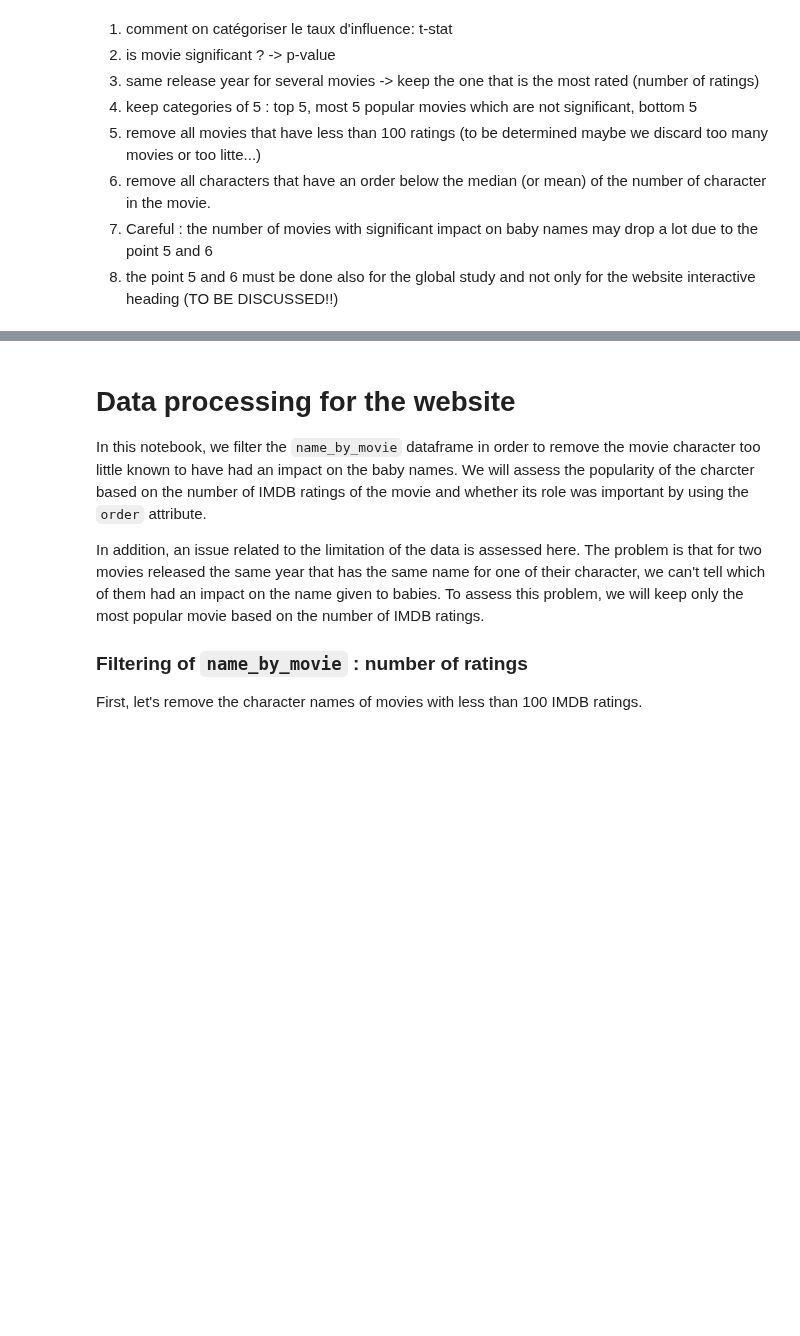
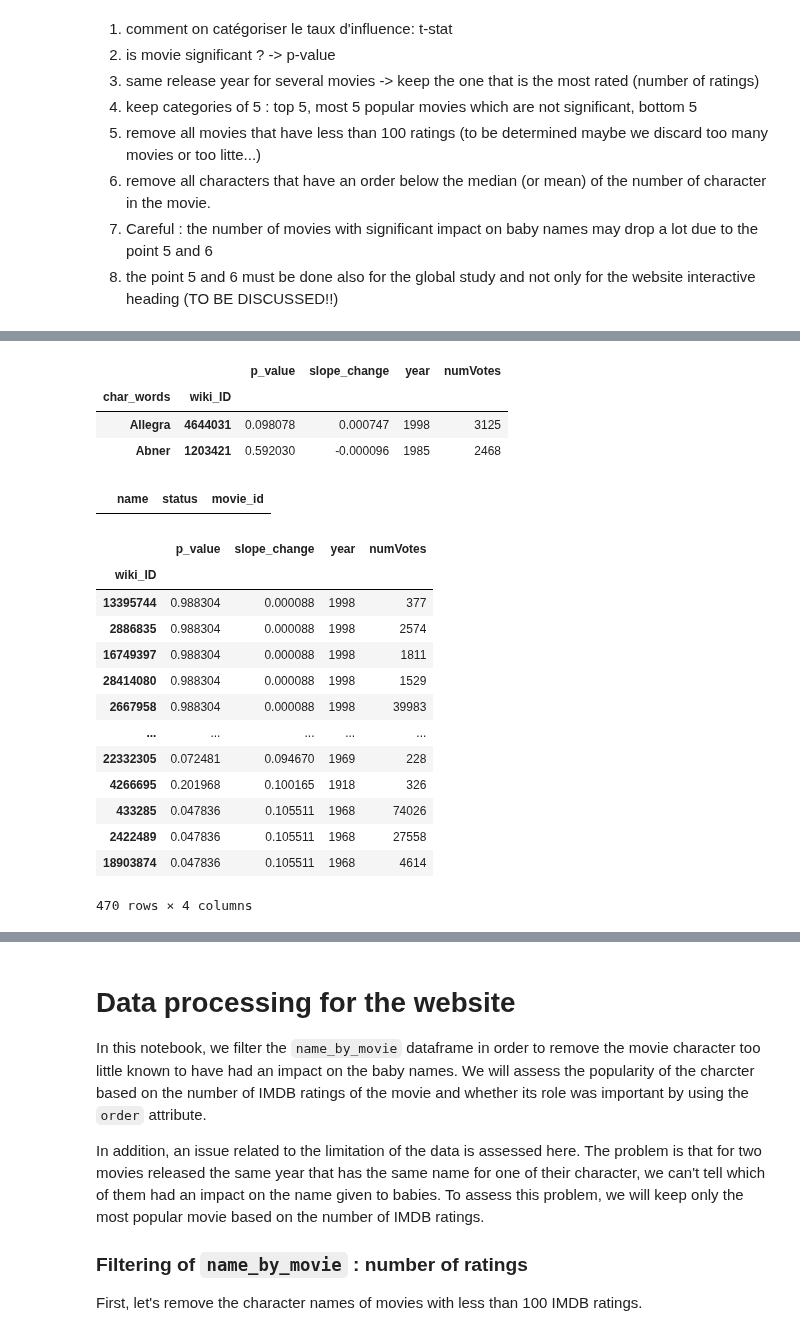
Before and after one commit to epfl-ada/ada-2023-project-abadakor, a Jupyter notebook: data/get_data_for_website.ipynb, the cells around one changed output, grey strips where cells are left out. Cells and saved outputs as stored; diff of their text form; code cells hidden in the pictures; blank space fills up the shorter version.

```diff
--- a/data/get_data_for_website.ipynb
+++ b/data/get_data_for_website.ipynb
@@ -13,0 +44,5 @@ import matplotlib.pyplot as plt
+# %%
+# Remove useless columns
+name_by_movie_web = name_by_movie_df.reset_index().copy(deep=True)
+name_by_movie_web.drop(columns=['order', 't_stat'], inplace=True)
+display(name_by_movie_web.sample(2))
@@ -13,0 +53,13 @@ import matplotlib.pyplot as plt
+# %%
+# drop gender column
+len_before = len(name_by_movie_web)
+
+name_by_movie_web.reset_index(inplace=True, drop=True)
+name_by_movie_web.drop_duplicates(subset=['wiki_ID', 'char_words'], keep='first', inplace=True)
+name_by_movie_web.drop(columns=['gender'], inplace=True)
+name_by_movie_web.set_index(['char_words', 'wiki_ID'], inplace=True)
+
+len_after = len(name_by_movie_web)
+print(f"length : {len_before} -> {len_after}")
+print(f"Is the indexing of name_by_movie_web unique? {name_by_movie_web.index.is_unique}")
+display(name_by_movie_web.sample(2))
@@ -13,0 +73,41 @@ import matplotlib.pyplot as plt
+# %%
+# drop NaN values
+name_by_movie_web.dropna(subset=['p_value'], inplace=True)
+# %%
+# Add the year of release of the movie to the name_by_movie_web dataframe
+movie_id_and_year_df = movie_df.reset_index()[['wiki_ID', 'year', 'numVotes']].copy(deep=True)
+name_by_movie_and_year = name_by_movie_web.reset_index().merge(movie_id_and_year_df, on='wiki_ID', how='left').copy(deep=True) # merge the release year into the name_by_movie_web dataframe
+name_by_movie_and_year.set_index(['char_words', 'wiki_ID'], inplace=True)
+display(name_by_movie_and_year.sample(2))
+# %% [output]
+|  |  | p_value | slope_change | year | numVotes |
+| char_words | wiki_ID |  |  |  |  |
+| Allegra | 4644031 | 0.098078 | 0.000747 | 1998 | 3125 |
+| Abner | 1203421 | 0.592030 | -0.000096 | 1985 | 2468 |
+# %%
+# create the movie_impact dataframe
+columns = ['name', 'status', 'movie_id']
+movie_impact_df = pd.DataFrame(columns=columns)
+display(movie_impact_df)
+# %% [output]
+|  | name | status | movie_id |
+# %%
+chosen_name_movies_df = name_by_movie_and_year.loc[chosen_name, :].copy(deep=True)
+chosen_name_movies_df.sort_values(by=['slope_change'], inplace=True)
+chosen_name_movies_df.query('slope_change > 0', inplace=True)
+display(chosen_name_movies_df)
+# %% [output]
+|  | p_value | slope_change | year | numVotes |
+| wiki_ID |  |  |  |  |
+| 13395744 | 0.988304 | 0.000088 | 1998 | 377 |
+| 2886835 | 0.988304 | 0.000088 | 1998 | 2574 |
+| 16749397 | 0.988304 | 0.000088 | 1998 | 1811 |
+| 28414080 | 0.988304 | 0.000088 | 1998 | 1529 |
+| 2667958 | 0.988304 | 0.000088 | 1998 | 39983 |
+| ... | ... | ... | ... | ... |
+| 22332305 | 0.072481 | 0.094670 | 1969 | 228 |
+| 4266695 | 0.201968 | 0.100165 | 1918 | 326 |
+| 433285 | 0.047836 | 0.105511 | 1968 | 74026 |
+| 2422489 | 0.047836 | 0.105511 | 1968 | 27558 |
+| 18903874 | 0.047836 | 0.105511 | 1968 | 4614 |
+470 rows × 4 columns
```
Also changed, not shown: parts of 42 cells of this notebook.
